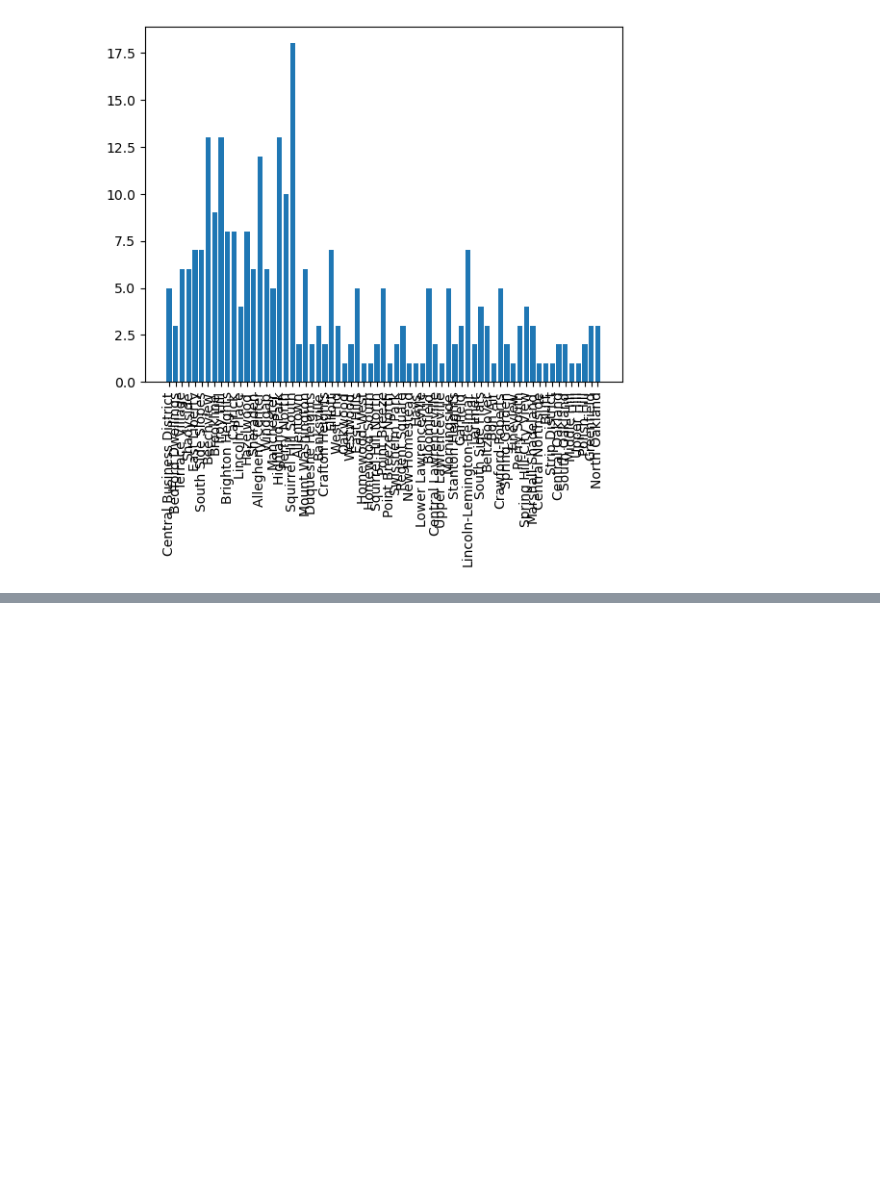
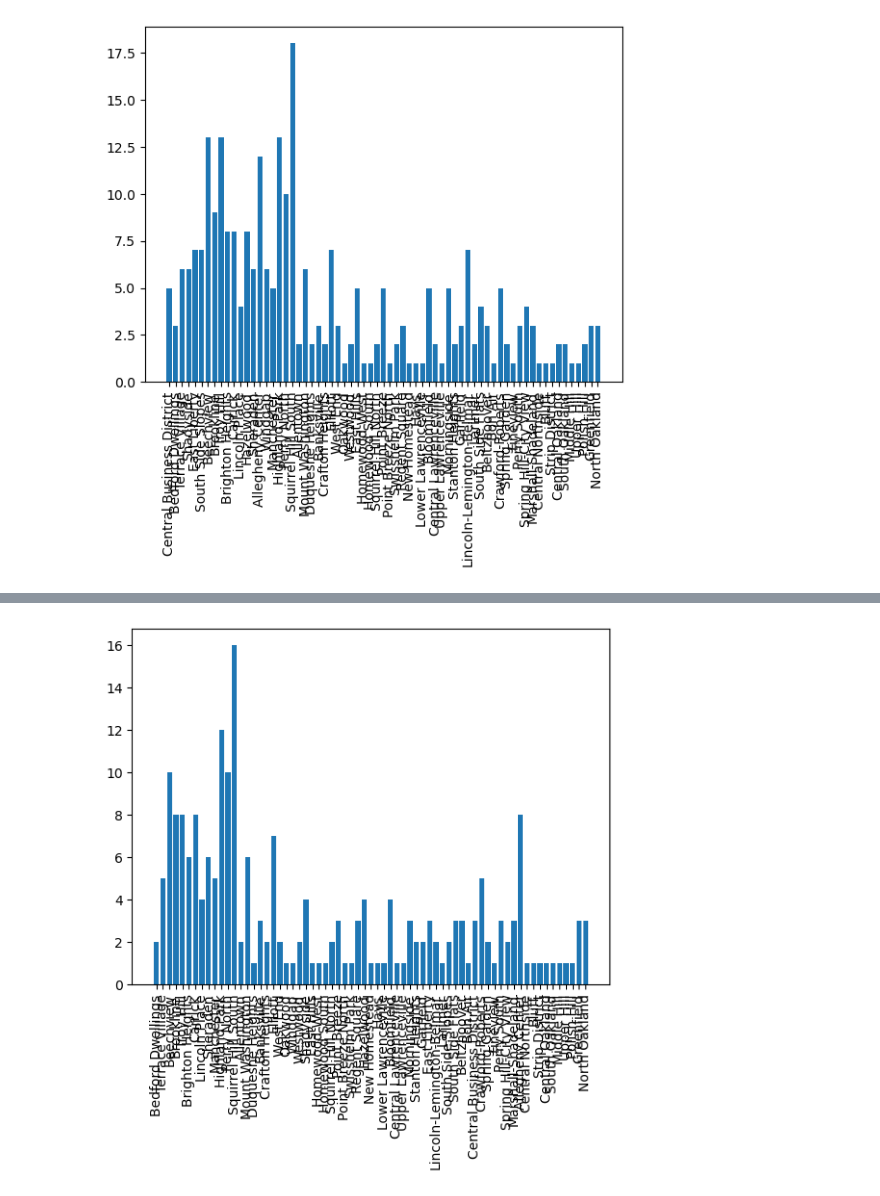
Before and after one commit to CelestialGarbo/CS-0010-FINAL-PROJECT, a Jupyter notebook: WaterFeatures.ipynb, the cells around one changed output, grey strips where cells are left out. Saved outputs shown, nothing was run; the diff lists cells and outputs as text; code cells hidden in the pictures; blank space fills up the shorter version.

Commit message:
Added more graphs

```diff
--- a/WaterFeatures.ipynb
+++ b/WaterFeatures.ipynb
@@ -13,9 +13,86 @@ for index, row in df.iterrows():
 print(neighbor_count)
 
 import matplotlib.pyplot as plt
-
+print()
+print("neighborhoods versus corresponding water feature count")
+print()
 plt.bar(neighbor_count.keys(), neighbor_count.values())
 plt.xticks(rotation=90)
 plt.show()
+
+water_count = {}
+for index, row in df.iterrows():
+    n= row["feature_type"]
+    if(n in water_count):
+        water_count[n] += 1
+    else:
+        water_count[n] = 1
+print(water_count)
+print()
+drinking_count = {}
+for index, row in df.iterrows():
+    n = row["neighborhood"]
+    d = row["feature_type"]
+    if(d == "Drinking Fountain" and n in drinking_count):
+        drinking_count[n] += 1
+    elif(d == "Drinking Fountain"):
+        drinking_count[n] = 1
+print(drinking_count)
+print()
+print("neighborhoods versus number of drinking fountains")
+print()
+plt.bar(drinking_count.keys(), drinking_count.values())
+plt.xticks(rotation=90)
+plt.show()
+
+
+dec_count = {}
+for index, row in df.iterrows():
+    n = row["neighborhood"]
+    d = row["feature_type"]
+    if(d == "Decorative" and n in dec_count):
+        dec_count[n] += 1
+    elif(d == "Decorative"):
+        dec_count[n] = 1
+print(dec_count)
+print()
+print("neighborhoods versus number of Decorative features")
+print()
+plt.bar(dec_count.keys(), dec_count.values())
+plt.xticks(rotation=90)
+plt.show()
+
+print()
+sp_count = {}
+for index, row in df.iterrows():
+    n = row["neighborhood"]
+    d = row["feature_type"]
+    if(d == "Spray" and n in sp_count):
+        sp_count[n] += 1
+    elif(d == "Spray"):
+        sp_count[n] = 1
+print(sp_count)
+print()
+print("neighborhoods versus number of Spray features")
+print()
+plt.bar(sp_count.keys(), sp_count.values())
+plt.xticks(rotation=90)
+plt.show()
+print()
+p_count = {}
+for index, row in df.iterrows():
+    n = row["neighborhood"]
+    d = row["feature_type"]
+    if(d == "Pond" and n in p_count):
+        p_count[n] += 1
+    elif(d == "Pond"):
+        p_count[n] = 1
+print(p_count)
+print()
+print("neighborhoods versus number of Ponds")
+print()
+plt.bar(p_count.keys(), p_count.values())
+plt.xticks(rotation=90)
+plt.show()
 # %% [output]
 {'Central Business District': 5, 'Bedford Dwellings': 3, 'Terrace Village': 6, 'Shadyside': 6, 'East Liberty': 7, 'South Side Slopes': 7, 'Beechview': 13, 'Brookline': 9, 'Troy Hill': 13, 'Brighton He ...
@@ -22,0 +107 @@ plt.show()
+[figure, added]
```
Also changed, not shown: parts of 1 cell of this notebook.
